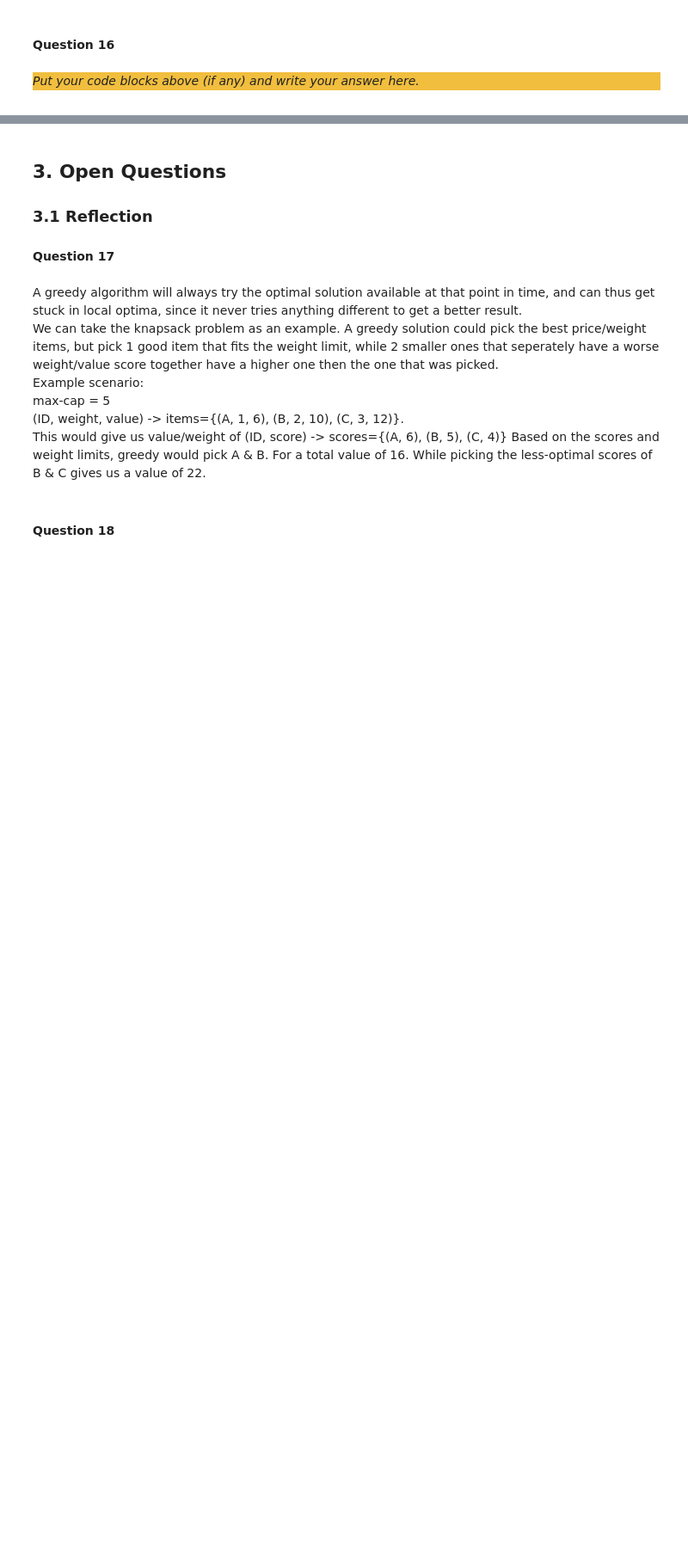
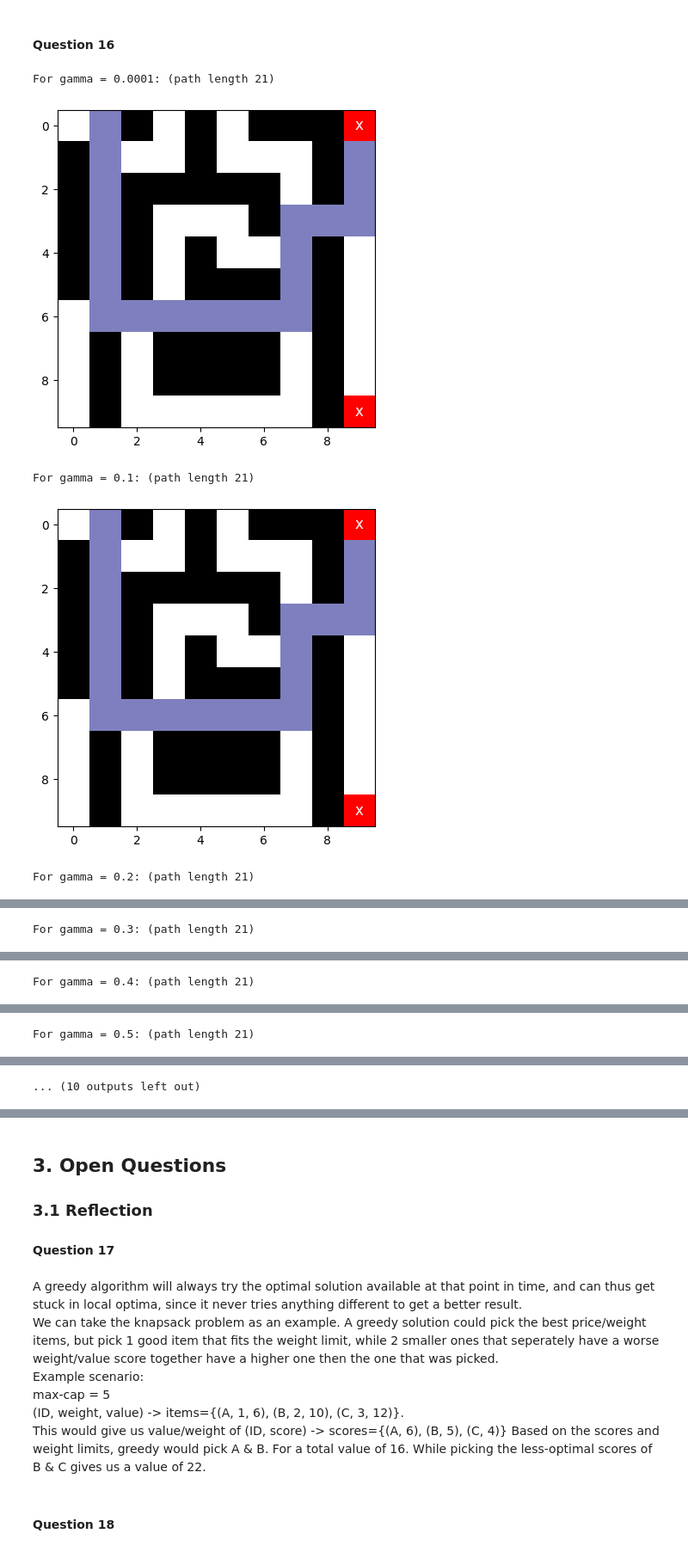
Before and after one commit to Eliminator1357/CI-RL, a Jupyter notebook: src/Main.ipynb, the cells around one changed output, grey strips where cells are left out. Shown at 86% size. Saved outputs shown, nothing was run; the diff lists cells and outputs as text; code cells hidden in the pictures; blank space fills up the shorter version.

```diff
--- a/src/Main.ipynb
+++ b/src/Main.ipynb
@@ -853,6 +889,15 @@ _Put your code blocks above (if any) and write your answer here._
 # %% [markdown]
 #### Question 16
-# %% [markdown]
-<div style="background-color:#f1be3e">
-
-_Put your code blocks above (if any) and write your answer here._
+# %%
+gammas = [0.0001, 0.1, 0.2, 0.3, 0.4, 0.5, 0.6, 0.7, 0.8, 0.9, 0.9999]
+paths = []
+for gamma in gammas:
+    _, _, path = main_with_qlearn_eps_decay(toy_maze, params={"lr":0.33, "gamma":gamma})
+    print(f"For {gamma = }: (path length {len(path)})")
+    toy_maze.visualize(path)
+# %% [output]
+For gamma = 0.0001: (path length 21)
+[figure, added]
+For gamma = 0.1: (path length 21)
+[figure, added]
+For gamma = 0.2: (path length 21)
@@ -858,0 +905 @@ _Put your code blocks above (if any) and write your answer here._
+For gamma = 0.3: (path length 21)
@@ -858,0 +907 @@ _Put your code blocks above (if any) and write your answer here._
+For gamma = 0.4: (path length 21)
@@ -858,0 +909 @@ _Put your code blocks above (if any) and write your answer here._
+For gamma = 0.5: (path length 21)
@@ -858,0 +911 @@ _Put your code blocks above (if any) and write your answer here._
+... (10 outputs left out)
```
Also changed, not shown: parts of 21 cells of this notebook.
